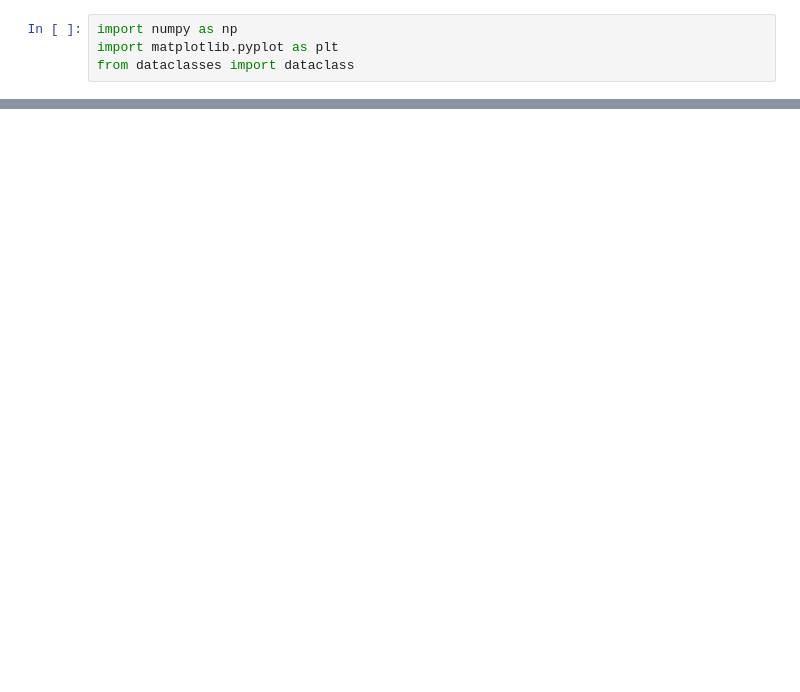
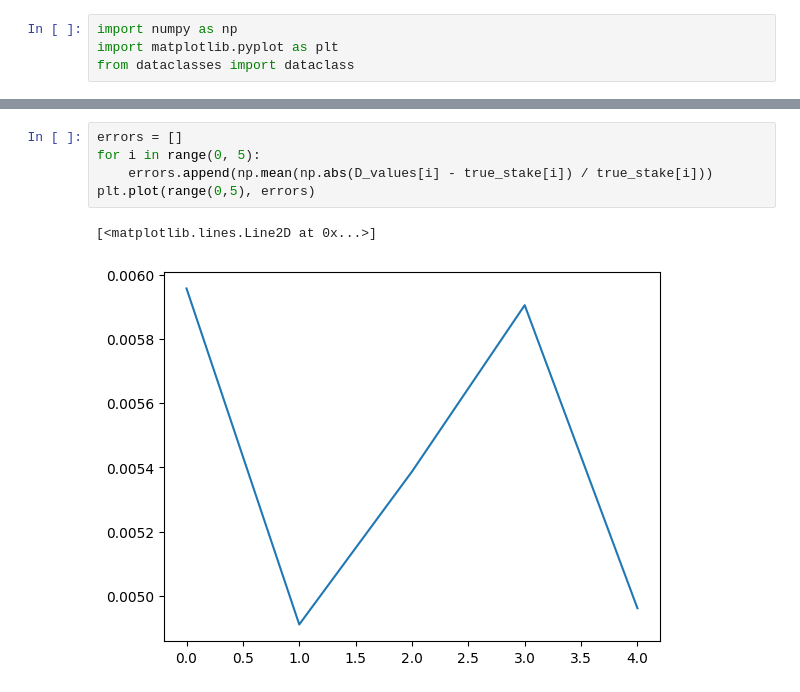
Before and after one commit to logos-co/nomos-pocs, a Jupyter notebook: cryptarchia/total-stake-inference-v2.ipynb, the cells around one changed output, grey strips where cells are left out. Saved outputs shown, nothing was run; the diff lists cells and outputs as text; blank space fills up the shorter version.

```diff
--- a/cryptarchia/total-stake-inference-v2.ipynb
+++ b/cryptarchia/total-stake-inference-v2.ipynb
@@ -45,0 +78,8 @@ np.float64(214.7003014729989)
+# %%
+errors = []
+for i in range(0, 5):
+    errors.append(np.mean(np.abs(D_values[i] - true_stake[i]) / true_stake[i]))
+plt.plot(range(0,5), errors)
+# %% [output]
+[<matplotlib.lines.Line2D at 0x...>]
+[figure, added]
```
Also changed, not shown: parts of 6 cells of this notebook.
